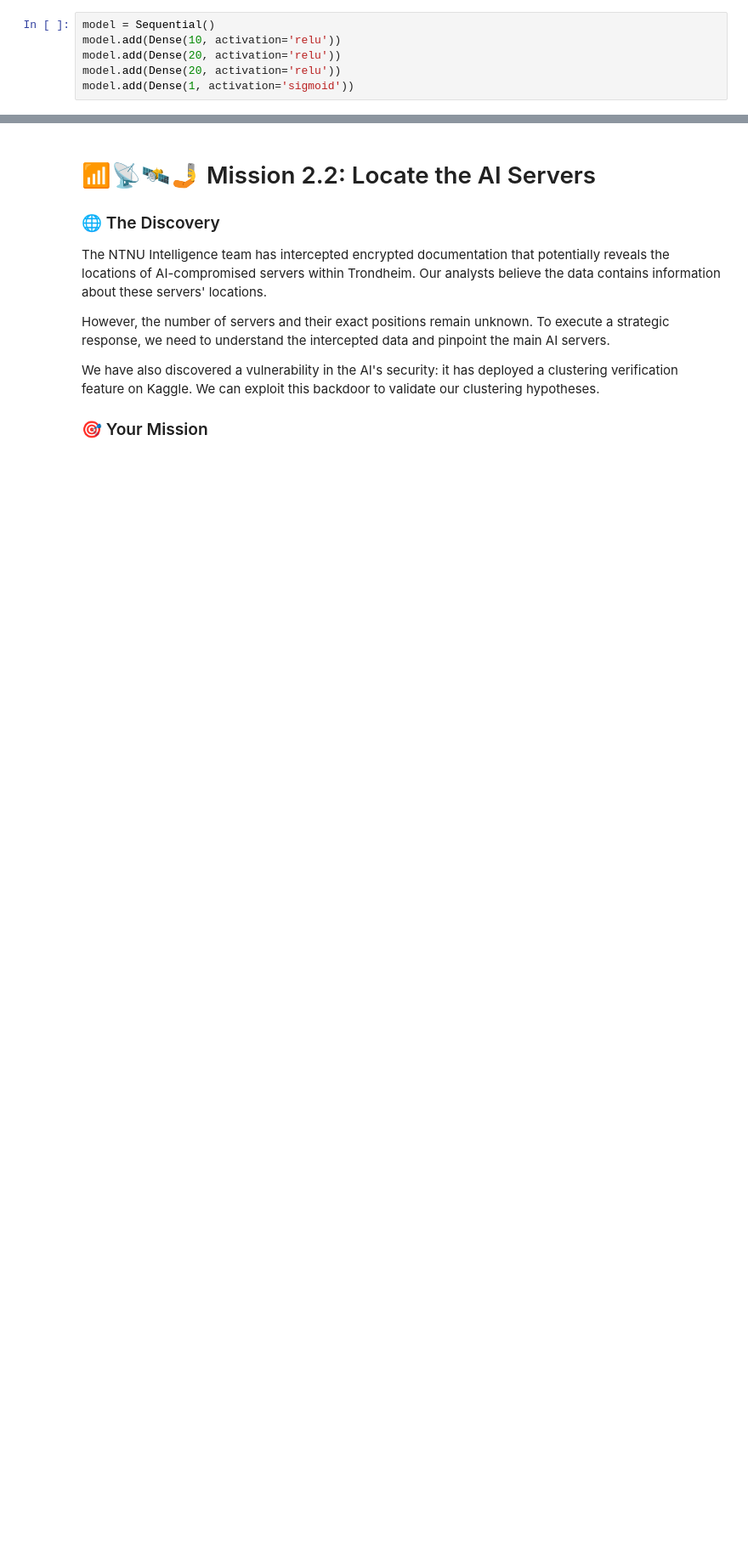
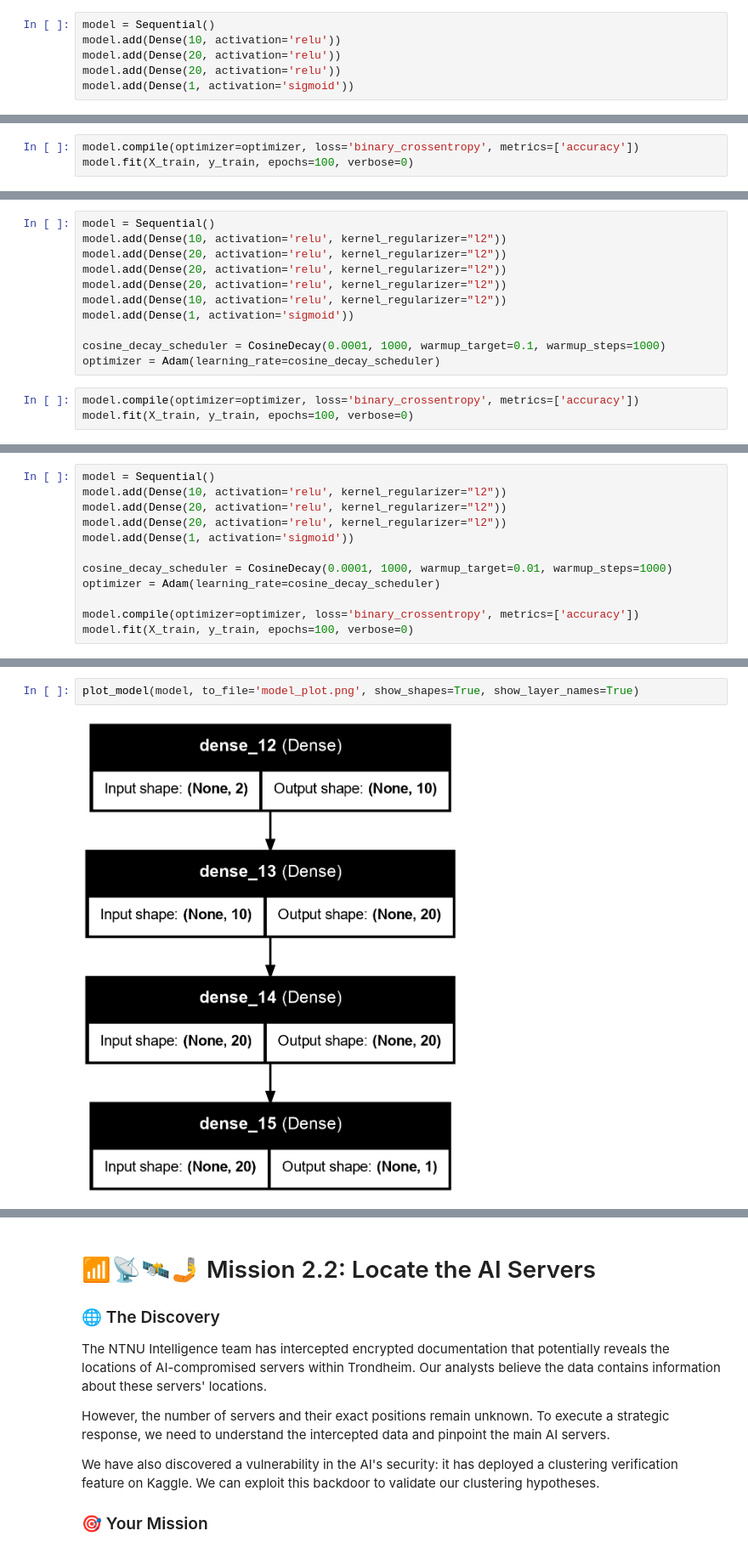
Before and after one commit to MKMC1/TDT4172, a Jupyter notebook: Assignment2_blueprint/Chapter_2.ipynb, the cells around one changed output, grey strips where cells are left out. Shown at 85% size. Drawn from its saved outputs; the diff is of its cells as text; blank space fills up the shorter version.

```diff
--- a/Assignment2_blueprint/Chapter_2.ipynb
+++ b/Assignment2_blueprint/Chapter_2.ipynb
@@ -131,0 +191,3 @@ print(np.mean(y_test.astype(int) == y_pred))
+# %%
+model.compile(optimizer=optimizer, loss='binary_crossentropy', metrics=['accuracy'])
+model.fit(X_train, y_train, epochs=100, verbose=0)
@@ -131,0 +204,14 @@ print(np.mean(y_test.astype(int) == y_pred))
+# %%
+model = Sequential()
+model.add(Dense(10, activation='relu', kernel_regularizer="l2"))
+model.add(Dense(20, activation='relu', kernel_regularizer="l2"))
+model.add(Dense(20, activation='relu', kernel_regularizer="l2"))
+model.add(Dense(20, activation='relu', kernel_regularizer="l2"))
+model.add(Dense(10, activation='relu', kernel_regularizer="l2"))
+model.add(Dense(1, activation='sigmoid'))
+
+cosine_decay_scheduler = CosineDecay(0.0001, 1000, warmup_target=0.1, warmup_steps=1000)
+optimizer = Adam(learning_rate=cosine_decay_scheduler)
+# %%
+model.compile(optimizer=optimizer, loss='binary_crossentropy', metrics=['accuracy'])
+model.fit(X_train, y_train, epochs=100, verbose=0)
@@ -131,0 +228,12 @@ print(np.mean(y_test.astype(int) == y_pred))
+# %%
+model = Sequential()
+model.add(Dense(10, activation='relu', kernel_regularizer="l2"))
+model.add(Dense(20, activation='relu', kernel_regularizer="l2"))
+model.add(Dense(20, activation='relu', kernel_regularizer="l2"))
+model.add(Dense(1, activation='sigmoid'))
+
+cosine_decay_scheduler = CosineDecay(0.0001, 1000, warmup_target=0.01, warmup_steps=1000)
+optimizer = Adam(learning_rate=cosine_decay_scheduler)
+
+model.compile(optimizer=optimizer, loss='binary_crossentropy', metrics=['accuracy'])
+model.fit(X_train, y_train, epochs=100, verbose=0)
@@ -131,0 +255,4 @@ print(np.mean(y_test.astype(int) == y_pred))
+# %%
+plot_model(model, to_file='model_plot.png', show_shapes=True, show_layer_names=True)
+# %% [output]
+[figure, added]
```
Also changed, not shown: parts of 36 cells of this notebook.
